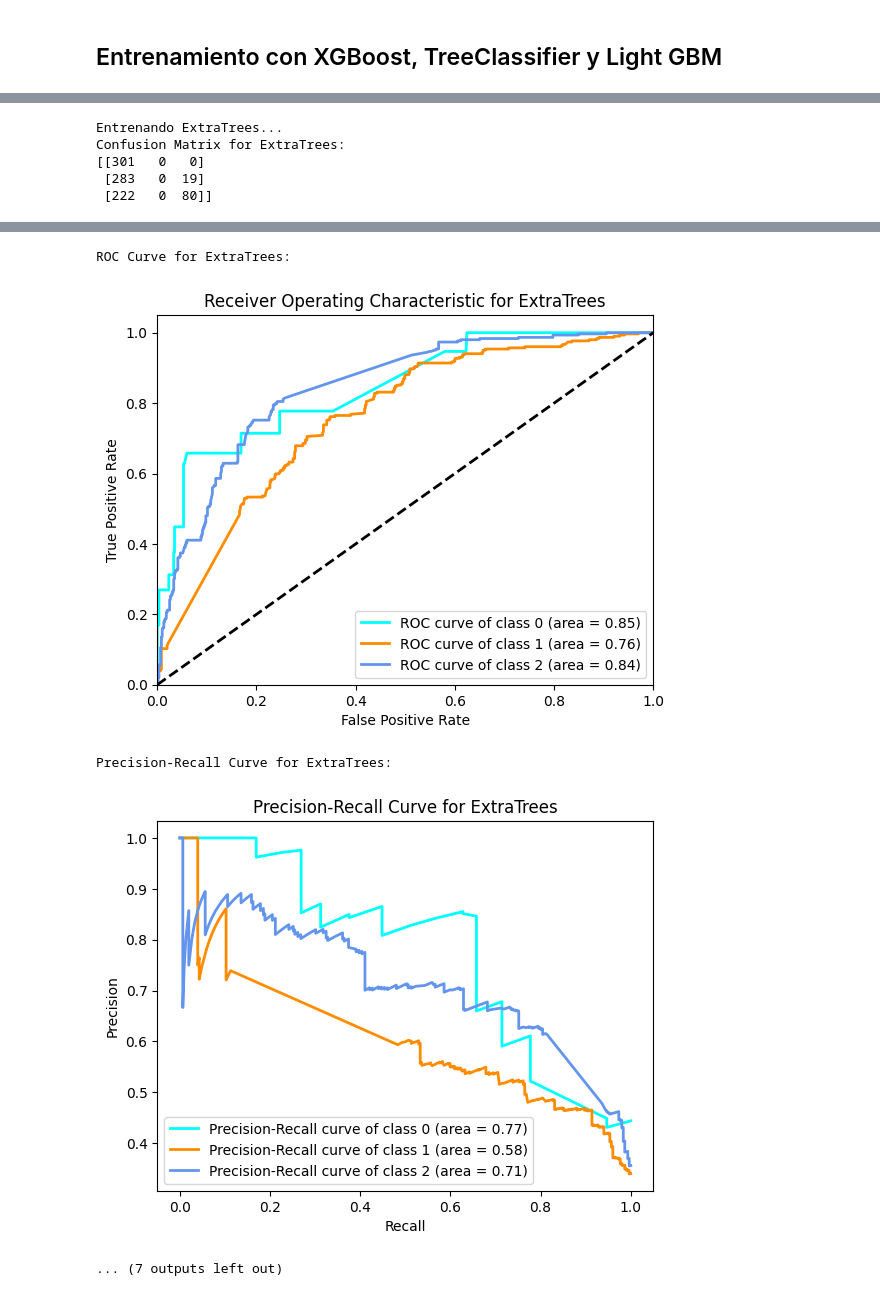
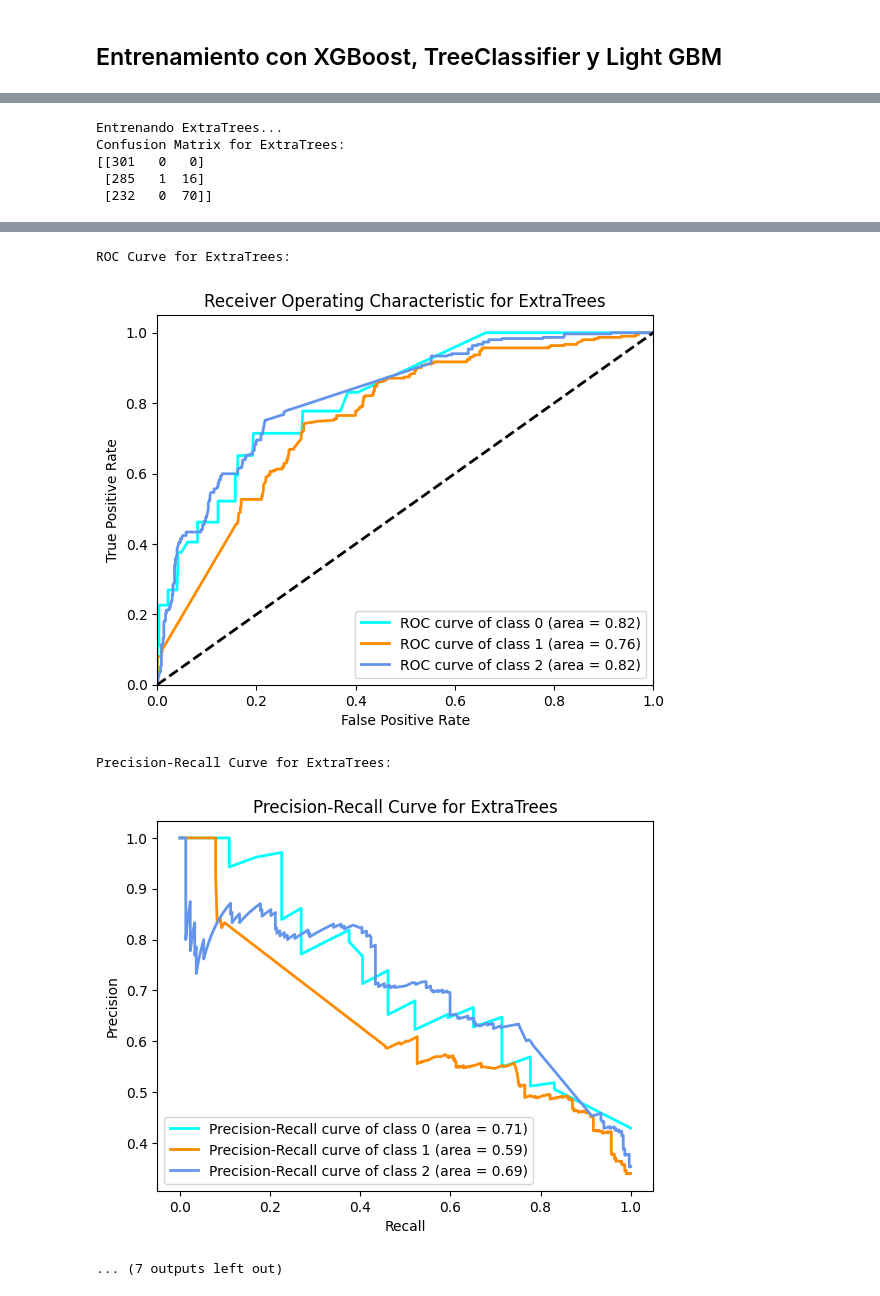
Before and after one commit to jafr0822/MNA_ProyectoIntegrador-Equipo7, a Jupyter notebook: Fix_Avance5_7_Equipo.ipynb, the cells around one changed output, grey strips where cells are left out. Drawn from its saved outputs; the diff is of its cells as text; code cells hidden in the pictures.

```diff
--- a/Fix_Avance5_7_Equipo.ipynb
+++ b/Fix_Avance5_7_Equipo.ipynb
@@ -2330,7 +2330,7 @@ metrics_list = []
 # Train and evaluate classifiers
 for name, clf in classifiers.items():
     print(f"Entrenando {name}...")
-    grid_search = GridSearchCV(clf, param_grids[name], cv=3, scoring='accuracy')
+    grid_search = GridSearchCV(clf, param_grids[name], cv=5, scoring='accuracy')
     grid_search.fit(X_train, y_train)
     best_model = grid_search.best_estimator_
     y_pred = best_model.predict(X_test)
@@ -2426,11 +2426,11 @@ Precision-Recall Curve for XGBoost:
 Entrenando ExtraTrees...
 Confusion Matrix for ExtraTrees:
 [[301   0   0]
- [283   0  19]
- [222   0  80]]
+ [285   1  16]
+ [232   0  70]]
 [figure]
 ROC Curve for ExtraTrees:
-[figure, old version]
+[figure, new version]
 Precision-Recall Curve for ExtraTrees:
-[figure, old version]
+[figure, new version]
 ... (7 outputs left out)
```
Also changed, not shown: parts of 2 cells of this notebook.
